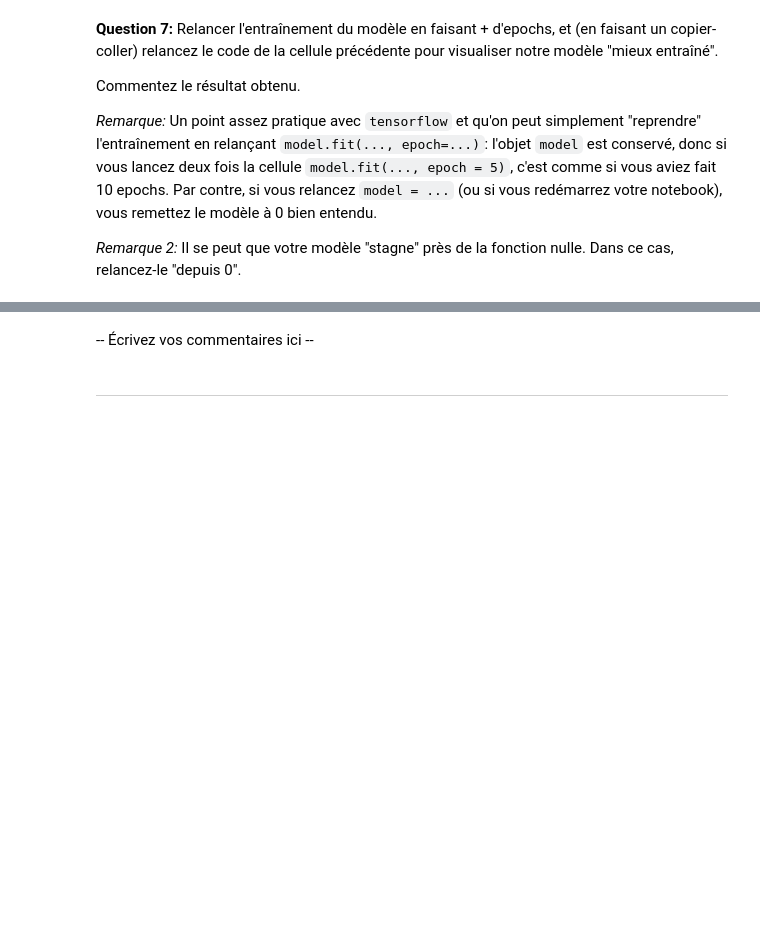
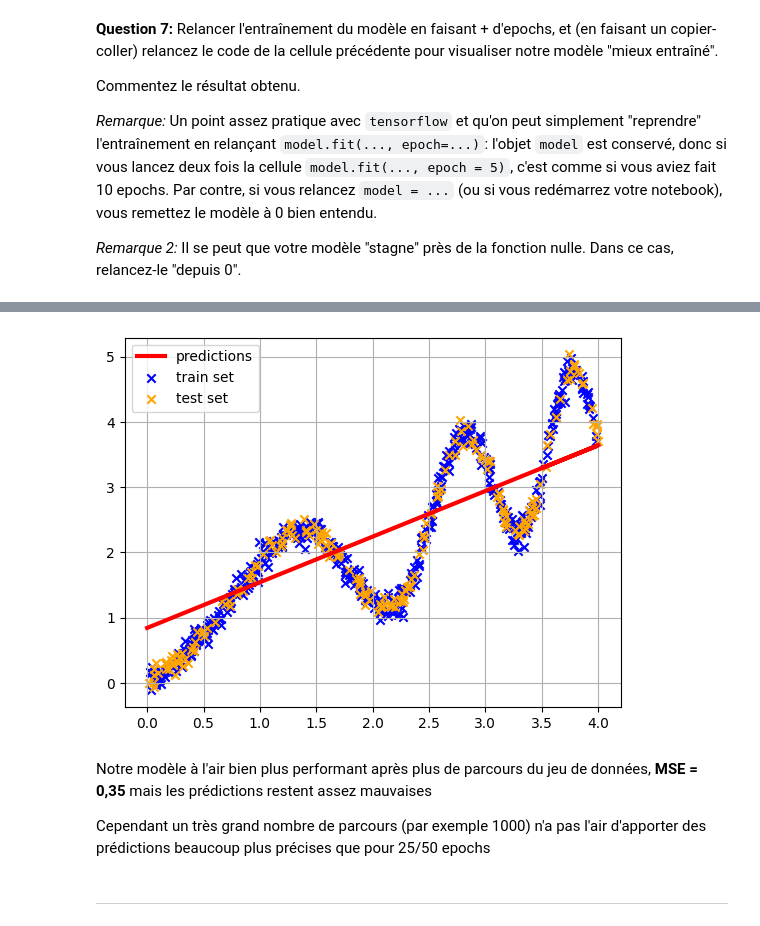
Before and after one commit to se-oumakhlouf/M1, a Jupyter notebook: Machine_Learning/td-5/TP5_NN.ipynb, the cells around one changed output, grey strips where cells are left out. Cells and saved outputs as stored; diff of their text form; code cells hidden in the pictures; blank space fills up the shorter version.

Commit message:
finit, 72% accu tests

```diff
--- a/Machine_Learning/td-5/TP5_NN.ipynb
+++ b/Machine_Learning/td-5/TP5_NN.ipynb
@@ -86,9 +90,9 @@ où `units` et la dimension de _sortie_ du layer, et `activation` est le choix d
 Pour le premier layer, on ajoutera le paramètre `input_shape = (1,)`, pour préciser que l'entrée du modèle sera en 1D (attention, la syntaxe est un peu pénible : `tensorflow` demande un itérable (une liste, un tuple, etc.), donc on est obligé de mettre `(1,)` et pas simplement `1`).
 # %%
 model = tf.keras.models.Sequential([
-    ...,   # mettez ici le premier layer
-    ...,   # ici le second layer
-    ...,   # ici le troisième et dernier layer.
+    tf.keras.layers.Dense(3, activation='relu', input_shape=(1,)),
+    tf.keras.layers.Dense(5, activation='relu'),
+    tf.keras.layers.Dense(1, activation='linear')
 ])
 # %% [markdown]
 ---
@@ -116,4 +137,4 @@ model.compile(
 
 On prendra 5 epochs pour commencer.
 # %%
-# Écrivez votre code ici
+model.fit(x_reg_train, y_reg_train, epochs=5)
@@ -161,2 +223,14 @@ _Remarque 2:_ Il se peut que votre modèle "stagne" près de la fonction nulle.
+# %%
+model = tf.keras.models.Sequential([
+    tf.keras.layers.Dense(3, activation='relu', input_shape=(1,)),
+    tf.keras.layers.Dense(5, activation='relu'),
+    tf.keras.layers.Dense(1, activation='linear')
+])
+
+model.compile(
+    optimizer='adam',
+    loss='mse',
+    metrics=['mse']
+)
 # %%
-# Écrivez votre code ici
+model.fit(x_reg_train, y_reg_train, epochs=50)
@@ -162,0 +266,12 @@ _Remarque 2:_ Il se peut que votre modèle "stagne" près de la fonction nulle.
+# %%
+t = np.linspace(0, 4, 10000)  # on fabrique "tout" l'intervalle
+
+pred = model.predict(t)
+
+fig, ax = plt.subplots()
+ax.plot(t, pred, c='red', label='predictions', linewidth = 3)
+ax.scatter(x_reg_train, y_reg_train, marker='x', label='train set', c='blue')
+ax.scatter(x_reg_test, y_reg_test, marker='x', label='test set', c='orange')
+ax.legend()
+ax.grid()
+# %% [output]
@@ -163,5 +279,8 @@ _Remarque 2:_ Il se peut que votre modèle "stagne" près de la fonction nulle.
+[figure, added]
 # %% [markdown]
--- Écrivez vos commentaires ici --
+Notre modèle à l'air bien plus performant après plus de parcours du jeu de données, **MSE = 0,35** mais les prédictions restent assez mauvaises
+
+Cependant un très grand nombre de parcours (par exemple 1000) n'a pas l'air d'apporter des prédictions beaucoup plus précises que pour 25/50 epochs
 # %% [markdown]
 ---
 # %% [markdown]
```
Also changed, not shown: parts of 43 cells of this notebook, 1 other file.
